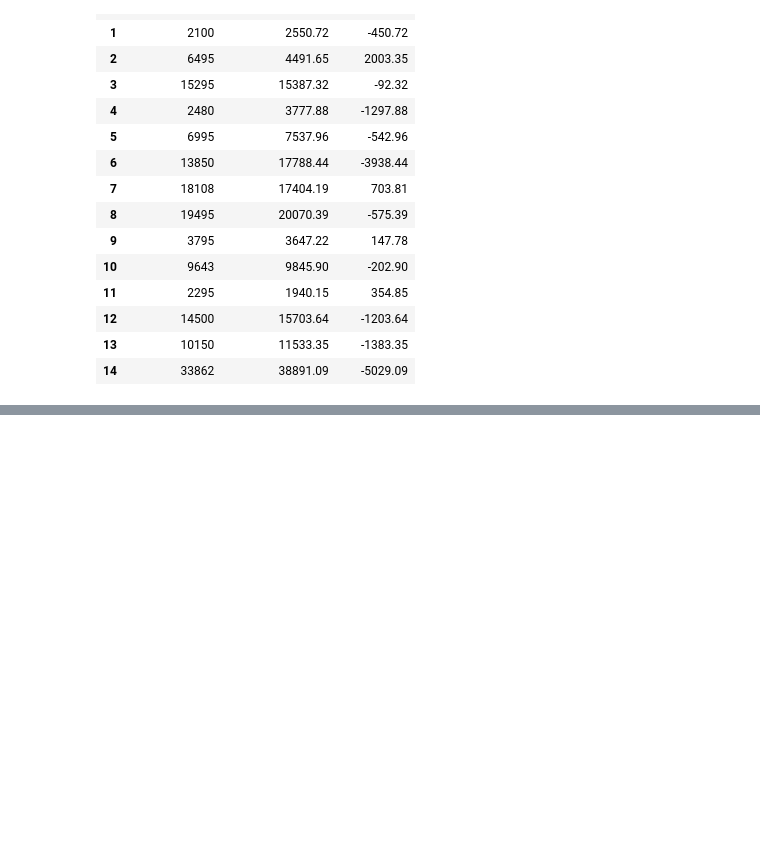
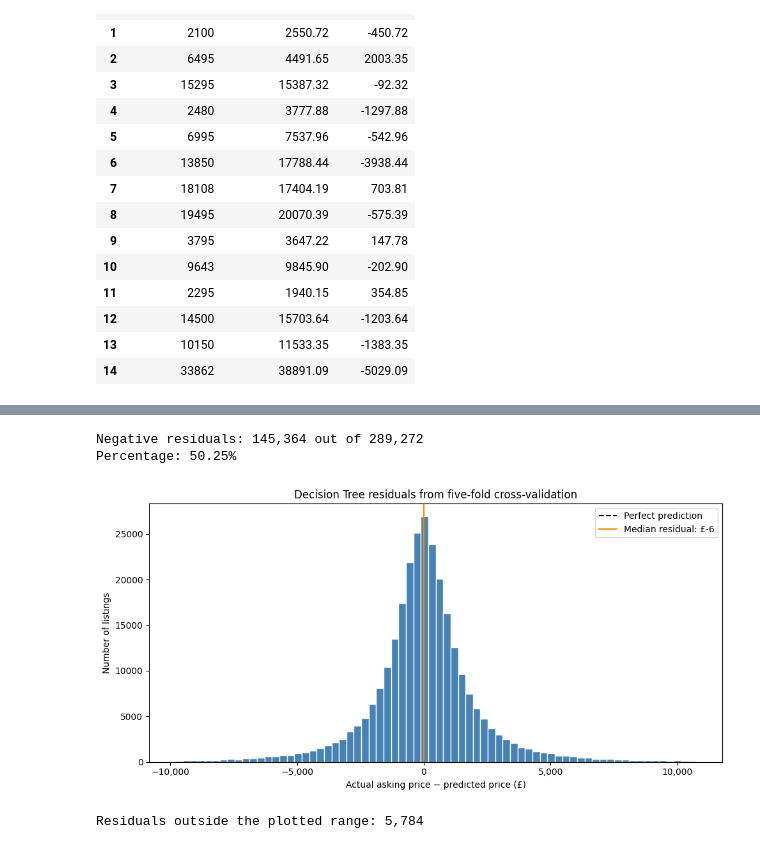
Before and after one commit to KevalPatodiya/ML_Project, a Jupyter notebook: decision_tree.ipynb, the cells around one changed output, grey strips where cells are left out. Cells and saved outputs as stored; diff of their text form; code cells hidden in the pictures; blank space fills up the shorter version.

```diff
--- a/decision_tree.ipynb
+++ b/decision_tree.ipynb
@@ -1266,0 +1714,45 @@ display(comparison.head(15).round(2))
+# %%
+import numpy as np
+
+residuals = np.asarray(training_residuals)
+negative_count = np.count_nonzero(residuals < 0)
+
+print(f"Negative residuals: {negative_count:,} out of {len(residuals):,}")
+print(f"Percentage: {negative_count / len(residuals):.2%}")
+# %% [output]
+Negative residuals: 145,364 out of 289,272
+Percentage: 50.25%
+# %%
+import numpy as np
+import matplotlib.pyplot as plt
+from matplotlib.ticker import StrMethodFormatter
+
+residuals = np.asarray(training_residuals)
+
+# Zoom to the middle 98% so extreme errors don't flatten the histogram.
+lower, upper = np.percentile(residuals, [1, 99])
+visible = residuals[(residuals >= lower) & (residuals <= upper)]
+
+fig, ax = plt.subplots(figsize=(10, 5))
+ax.hist(visible, bins=70, color="steelblue", edgecolor="white")
+ax.axvline(0, color="black", linestyle="--", label="Perfect prediction")
+ax.axvline(
+    np.median(residuals),
+    color="darkorange",
+    label=f"Median residual: £{np.median(residuals):,.0f}",
+)
+
+ax.set(
+    title="Decision Tree residuals from five-fold cross-validation",
+    xlabel="Actual asking price − predicted price (£)",
+    ylabel="Number of listings",
+)
+ax.xaxis.set_major_formatter(StrMethodFormatter("{x:,.0f}"))
+ax.legend()
+plt.tight_layout()
+plt.show()
+
+print(f"Residuals outside the plotted range: {len(residuals) - len(visible):,}")
+# %% [output]
+[figure, added]
+Residuals outside the plotted range: 5,784
```
Also changed, not shown: parts of 4 cells of this notebook, 2 other files.
